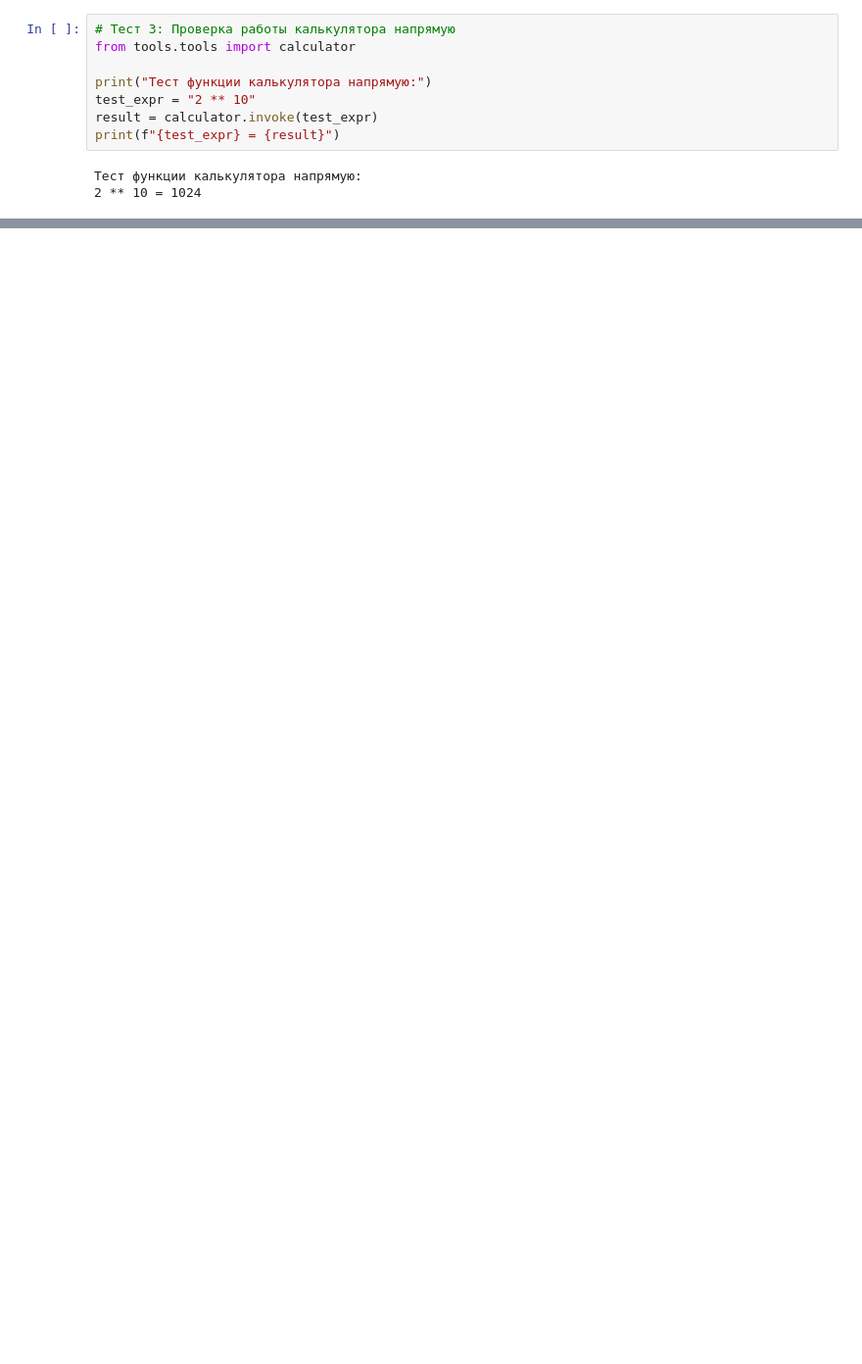
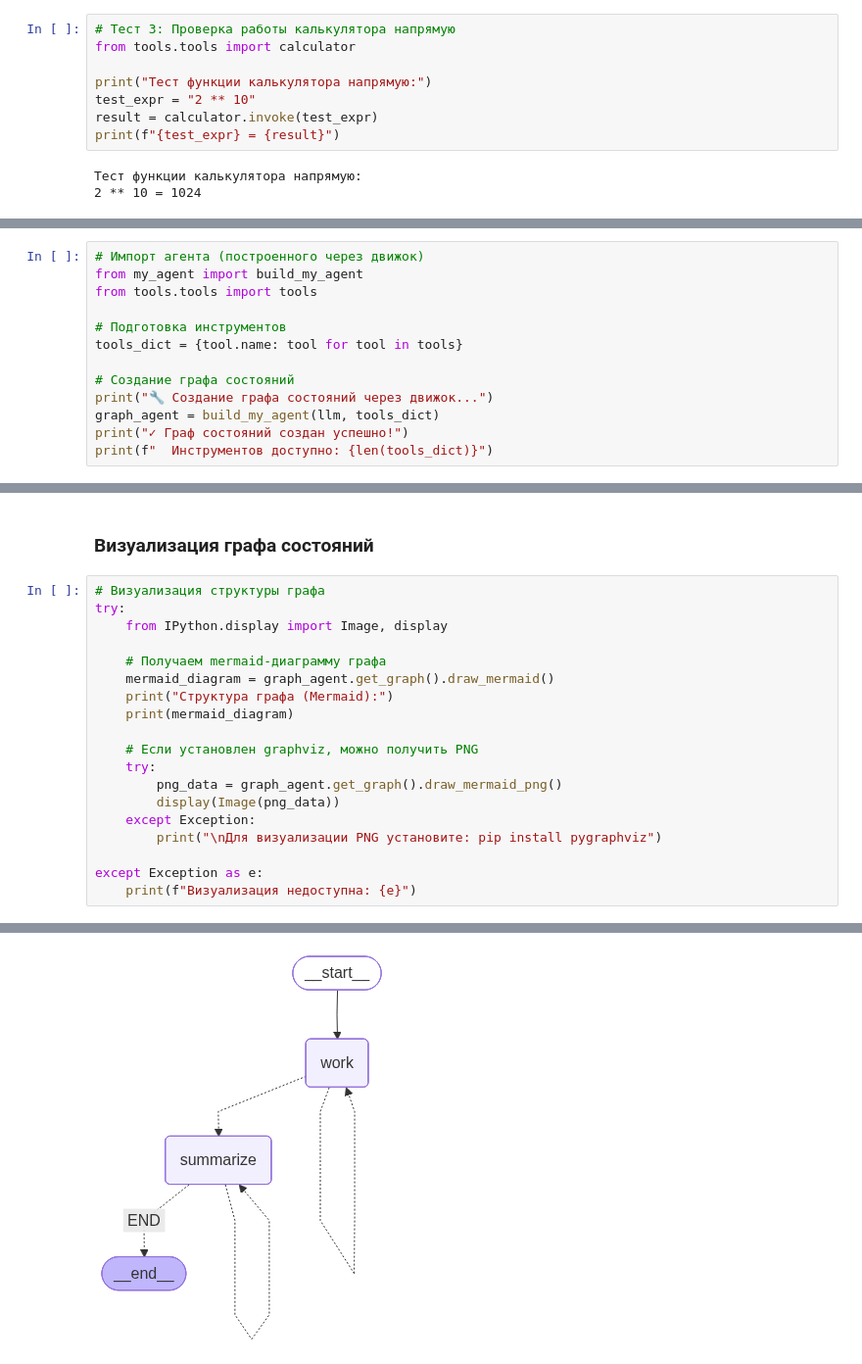
Before and after one commit to accordij/agent_engine, a Jupyter notebook: main_agent.ipynb, the cells around one changed output, grey strips where cells are left out. Shown: that part at 98% size. Drawn from its saved outputs; the diff is of its cells as text; blank space fills up the shorter version.

```diff
--- a/main_agent.ipynb
+++ b/main_agent.ipynb
@@ -95,0 +92,13 @@ print(f"{test_expr} = {result}")
+# %%
+# Импорт агента (построенного через движок)
+from my_agent import build_my_agent
+from tools.tools import tools
+
+# Подготовка инструментов
+tools_dict = {tool.name: tool for tool in tools}
+
+# Создание графа состояний
+print("🔧 Создание графа состояний через движок...")
+graph_agent = build_my_agent(llm, tools_dict)
+print("✓ Граф состояний создан успешно!")
+print(f"  Инструментов доступно: {len(tools_dict)}")
@@ -95,0 +240,22 @@ print(f"{test_expr} = {result}")
+# %% [markdown]
+### Визуализация графа состояний
+# %%
+# Визуализация структуры графа
+try:
+    from IPython.display import Image, display
+
+    # Получаем mermaid-диаграмму графа
+    mermaid_diagram = graph_agent.get_graph().draw_mermaid()
+    print("Структура графа (Mermaid):")
+    print(mermaid_diagram)
+
+    # Если установлен graphviz, можно получить PNG
+    try:
+        png_data = graph_agent.get_graph().draw_mermaid_png()
+        display(Image(png_data))
+    except Exception:
+        print("\nДля визуализации PNG установите: pip install pygraphviz")
+
+except Exception as e:
+    print(f"Визуализация недоступна: {e}")
+# %% [output]
@@ -95,0 +281 @@ print(f"{test_expr} = {result}")
+[figure, added]
```
Also changed, not shown: parts of 11 cells of this notebook, 9 other files.
